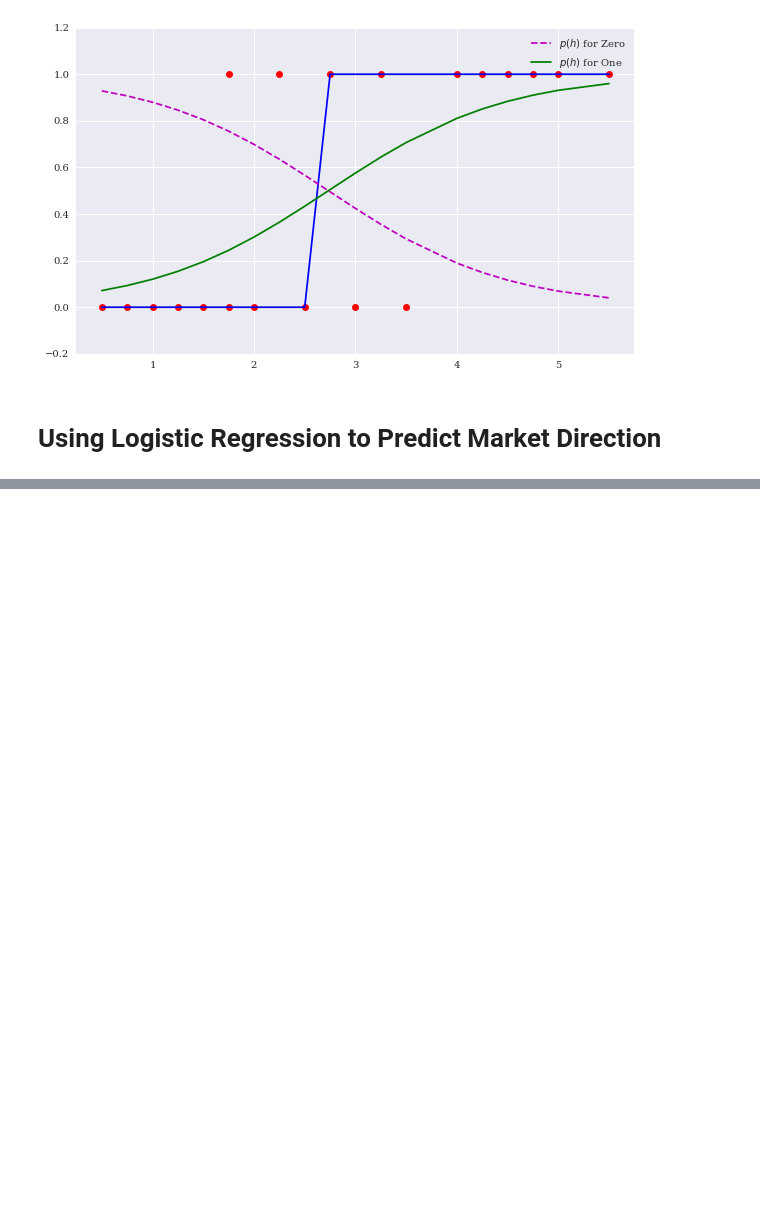
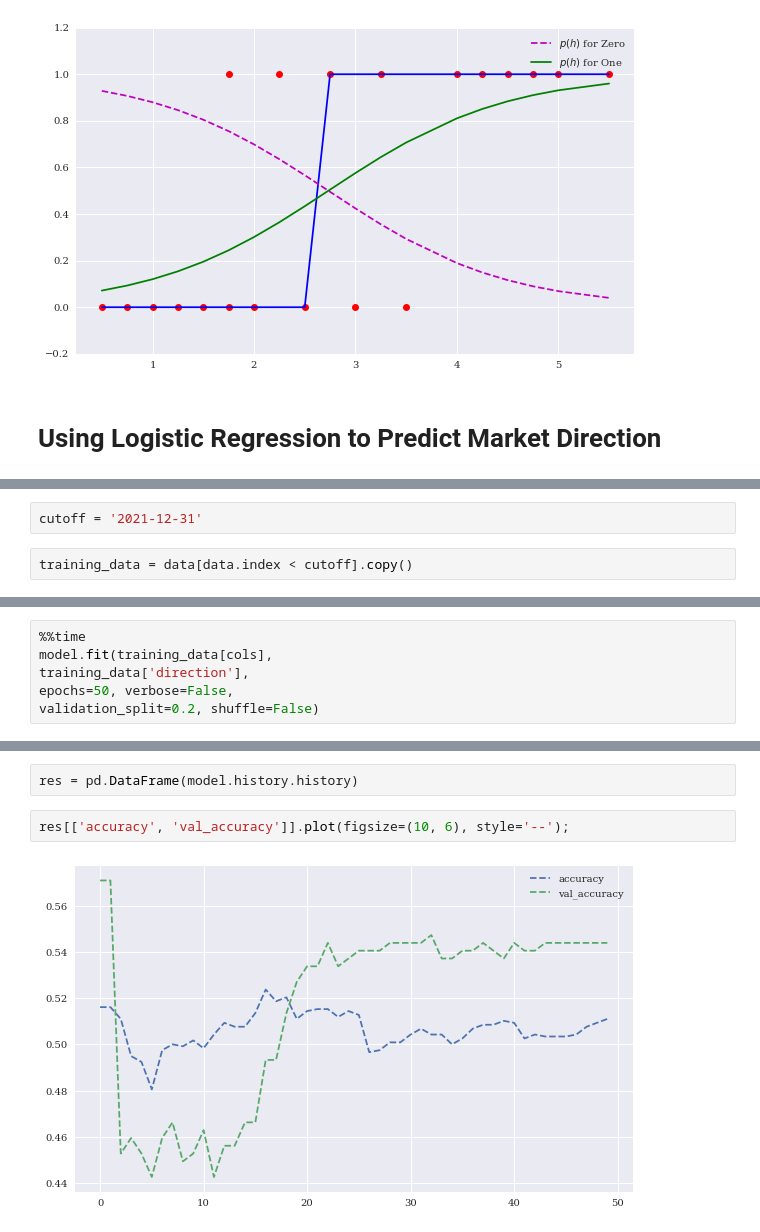
Before and after one commit to omsouravsharma/Python_for_algorithmic_trading-, a Jupyter notebook: Chapter-5.ipynb, the cells around one changed output, grey strips where cells are left out. Drawn from its saved outputs; the diff is of its cells as text; blank space fills up the shorter version.

```diff
--- a/Chapter-5.ipynb
+++ b/Chapter-5.ipynb
@@ -342,0 +530,4 @@ plt.legend(loc=0);
+# %%
+cutoff = '2021-12-31'
+# %%
+training_data = data[data.index < cutoff].copy()
@@ -342,0 +542,6 @@ plt.legend(loc=0);
+# %%
+%%time
+model.fit(training_data[cols],
+training_data['direction'],
+epochs=50, verbose=False,
+validation_split=0.2, shuffle=False)
@@ -342,0 +552,6 @@ plt.legend(loc=0);
+# %%
+res = pd.DataFrame(model.history.history)
+# %%
+res[['accuracy', 'val_accuracy']].plot(figsize=(10, 6), style='--');
+# %% [output]
+[figure, added]
```
Also changed, not shown: parts of 51 cells of this notebook.
